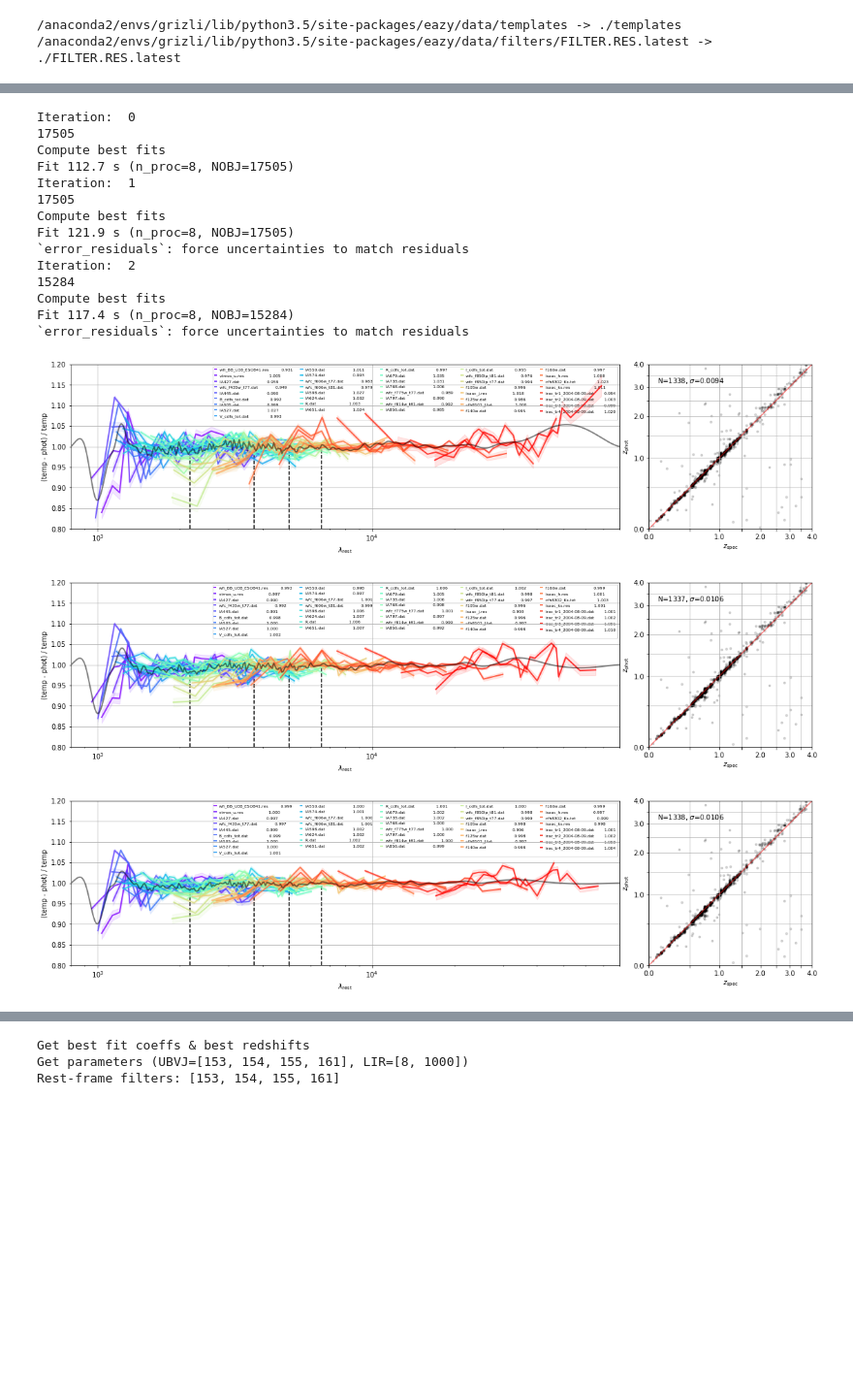
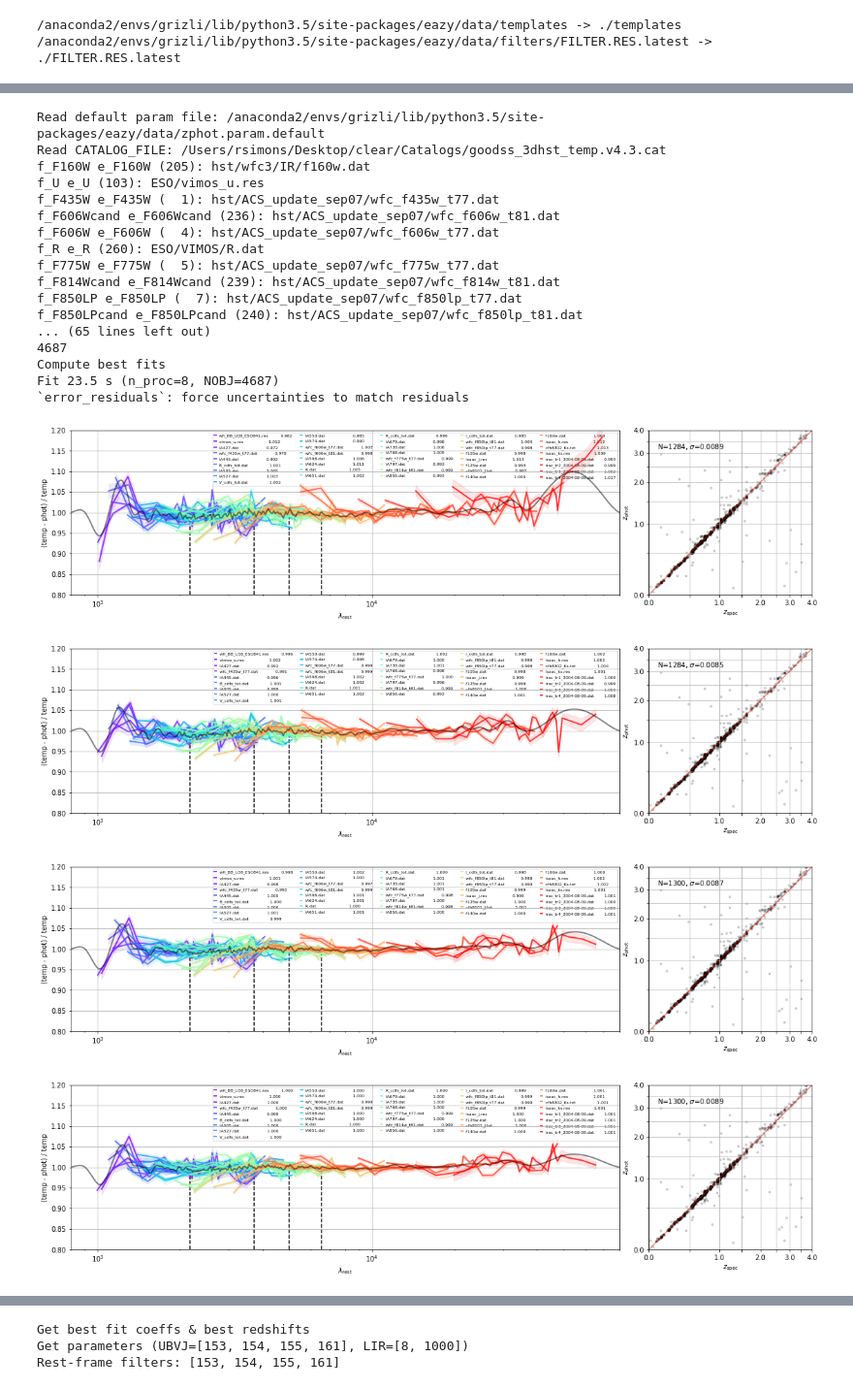
Before and after one commit to RaymondSimons/clear_local, a Jupyter notebook: v44_zeropoints.ipynb, the cells around one changed output, grey strips where cells are left out. Shown: that part at 97% size. Drawn from its saved outputs; the diff is of its cells as text; code cells hidden in the pictures; blank space fills up the shorter version.

Commit message:
default testing message

```diff
--- a/v44_zeropoints.ipynb
+++ b/v44_zeropoints.ipynb
@@ -12,6 +12,7 @@ import eazy
 eazy.symlink_eazy_inputs(path=os.path.dirname(eazy.__file__)+'/data', path_is_env=False)
 
 field = 'goodss'
+n = 2
 # %% [output]
 /anaconda2/envs/grizli/lib/python3.5/site-packages/eazy/data/templates -> ./templates
 /anaconda2/envs/grizli/lib/python3.5/site-packages/eazy/data/filters/FILTER.RES.latest -> ./FILTER.RES.latest
@@ -66,32 +81,46 @@ Process templates: 3.866 s
 # %%
-NITER = 3
+#translate_file = '/Users/rsimons/Desktop/clear/Catalogs/%s_3dhst_temp.v4.1.translate'%field
+translate_file = '/Users/rsimons/Desktop/clear/Catalogs/%s_v4.3.translate'%field
+
+#translate_file = '/Users/rsimons/Desktop/clear/Catalogs/%s_3dhst.v4.1.cats/Eazy/%s_3dhst.v4.1.translate'%(field, field)
+
+
+self = eazy.photoz.PhotoZ(param_file=None, translate_file=translate_file, zeropoint_file=None,
+                          params=params, load_prior=True, load_products=False)
+#self = eazy.photoz.PhotoZ(param_file=None, translate_file=translate_file, zeropoint_file=None,
+#                          params=params, load_prior=True, load_products=False)
+NITER = 5
 NBIN = np.minimum(self.NOBJ//100, 180)
 
 self.param.params['VERBOSITY'] = 1.
 for iter in range(NITER):
     print('Iteration: ', iter)
     sn = self.fnu/self.efnu
-    clip = (sn > 10).sum(axis=1) > 4 # Generally make this higher to ensure reasonable fits
+    clip = (sn > 20).sum(axis=1) > 10 # Generally make this higher to ensure reasonable fits
     print(len(np.where(clip == True)[0]))
     self.iterate_zp_templates(idx=self.idx[clip], update_templates=False,
                               update_zeropoints=True, iter=iter, n_proc=8,
                               save_templates=False, error_residuals=(iter > 0),
                               NBIN=NBIN, get_spatial_offset=False)
 # %% [output]
-Iteration:  0
-17505
+Read default param file: /anaconda2/envs/grizli/lib/python3.5/site-packages/eazy/data/zphot.param.default
+Read CATALOG_FILE: /Users/rsimons/Desktop/clear/Catalogs/goodss_3dhst_temp.v4.3.cat
+f_F160W e_F160W (205): hst/wfc3/IR/f160w.dat
+f_U e_U (103): ESO/vimos_u.res
+f_F435W e_F435W (  1): hst/ACS_update_sep07/wfc_f435w_t77.dat
+f_F606Wcand e_F606Wcand (236): hst/ACS_update_sep07/wfc_f606w_t81.dat
+f_F606W e_F606W (  4): hst/ACS_update_sep07/wfc_f606w_t77.dat
+f_R e_R (260): ESO/VIMOS/R.dat
+f_F775W e_F775W (  5): hst/ACS_update_sep07/wfc_f775w_t77.dat
+f_F814Wcand e_F814Wcand (239): hst/ACS_update_sep07/wfc_f814w_t81.dat
+f_F850LP e_F850LP (  7): hst/ACS_update_sep07/wfc_f850lp_t77.dat
+f_F850LPcand e_F850LPcand (240): hst/ACS_update_sep07/wfc_f850lp_t81.dat
+... (65 lines left out)
+4687
 Compute best fits
-Fit 112.7 s (n_proc=8, NOBJ=17505)
-Iteration:  1
-17505
-Compute best fits
-Fit 121.9 s (n_proc=8, NOBJ=17505)
+Fit 23.5 s (n_proc=8, NOBJ=4687)
 `error_residuals`: force uncertainties to match residuals
-Iteration:  2
-15284
-Compute best fits
-Fit 117.4 s (n_proc=8, NOBJ=15284)
-`error_residuals`: force uncertainties to match residuals
-[figure, old version]
+[figure, new version]
-[figure, old version]
+[figure, new version]
-[figure, old version]
+[figure, new version]
+[figure, added]
```
Also changed, not shown: parts of 13 cells of this notebook, 35 other files.
